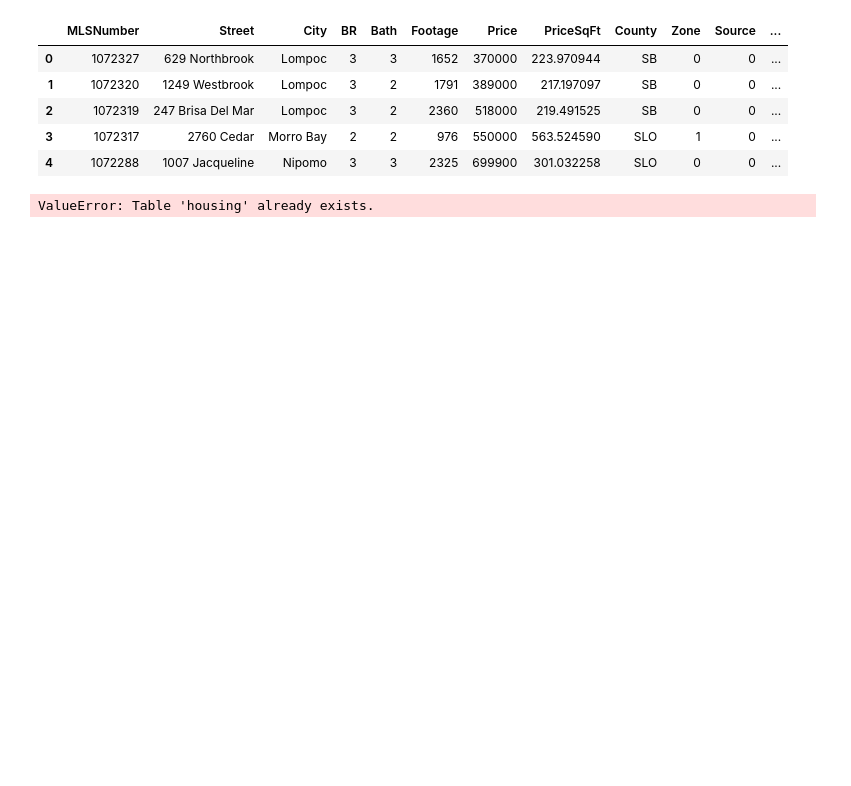
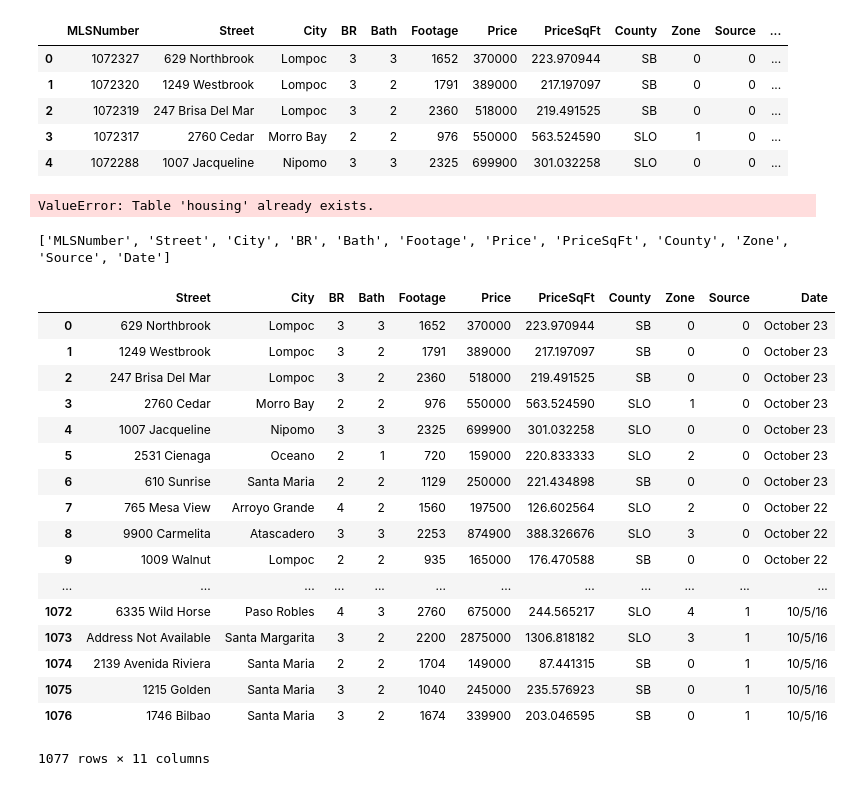
Before and after one commit to waylinw/Project3, a Jupyter notebook: WaylinNotebook.ipynb, the cells around one changed output. Drawn from its saved outputs; the diff is of its cells as text; code cells hidden in the pictures; blank space fills up the shorter version.

```diff
--- a/WaylinNotebook.ipynb
+++ b/WaylinNotebook.ipynb
@@ -30,3 +33,34 @@ df = pd.read_sql_query("select * from housing", db)
+# %%
+cols = []
+for col in df.columns:
+    cols.append(col.strip())
+
+for new_name, old_name in zip(cols, df.columns):
+    df[new_name] = df[old_name]
+    del df[old_name]
+# %% [output]
+['MLSNumber', 'Street', 'City', 'BR', 'Bath', 'Footage', 'Price', 'PriceSqFt', 'County', 'Zone', 'Source', 'Date']
+# %%
+df
+# %% [output]
+|  | Street | City | BR | Bath | Footage | Price | PriceSqFt | County | Zone | Source | Date |
+| 0 | 629 Northbrook | Lompoc | 3 | 3 | 1652 | 370000 | 223.970944 | SB | 0 | 0 | October 23 |
+| 1 | 1249 Westbrook | Lompoc | 3 | 2 | 1791 | 389000 | 217.197097 | SB | 0 | 0 | October 23 |
+| 2 | 247 Brisa Del Mar | Lompoc | 3 | 2 | 2360 | 518000 | 219.491525 | SB | 0 | 0 | October 23 |
+| 3 | 2760 Cedar | Morro Bay | 2 | 2 | 976 | 550000 | 563.524590 | SLO | 1 | 0 | October 23 |
+| 4 | 1007 Jacqueline | Nipomo | 3 | 3 | 2325 | 699900 | 301.032258 | SLO | 0 | 0 | October 23 |
+| 5 | 2531 Cienaga | Oceano | 2 | 1 | 720 | 159000 | 220.833333 | SLO | 2 | 0 | October 23 |
+| 6 | 610 Sunrise | Santa Maria | 2 | 2 | 1129 | 250000 | 221.434898 | SB | 0 | 0 | October 23 |
+| 7 | 765 Mesa View | Arroyo Grande | 4 | 2 | 1560 | 197500 | 126.602564 | SLO | 2 | 0 | October 22 |
+| 8 | 9900 Carmelita | Atascadero | 3 | 3 | 2253 | 874900 | 388.326676 | SLO | 3 | 0 | October 22 |
+| 9 | 1009 Walnut | Lompoc | 2 | 2 | 935 | 165000 | 176.470588 | SB | 0 | 0 | October 22 |
+| ... | ... | ... | ... | ... | ... | ... | ... | ... | ... | ... | ... |
+| 1072 | 6335 Wild Horse | Paso Robles | 4 | 3 | 2760 | 675000 | 244.565217 | SLO | 4 | 1 | 10/5/16 |
+| 1073 | Address Not Available | Santa Margarita | 3 | 2 | 2200 | 2875000 | 1306.818182 | SLO | 3 | 1 | 10/5/16 |
+| 1074 | 2139 Avenida Riviera | Santa Maria | 2 | 2 | 1704 | 149000 | 87.441315 | SB | 0 | 1 | 10/5/16 |
+| 1075 | 1215 Golden | Santa Maria | 3 | 2 | 1040 | 245000 | 235.576923 | SB | 0 | 1 | 10/5/16 |
+| 1076 | 1746 Bilbao | Santa Maria | 3 | 2 | 1674 | 339900 | 203.046595 | SB | 0 | 1 | 10/5/16 |
+1077 rows × 11 columns
 # %%
 # generate more features, like zip code
 # %%
```
Also changed, not shown: parts of 4 cells of this notebook, 3 other files.
